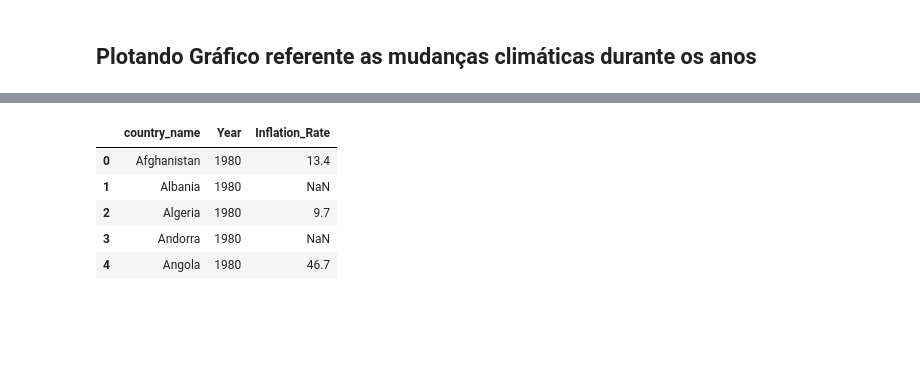
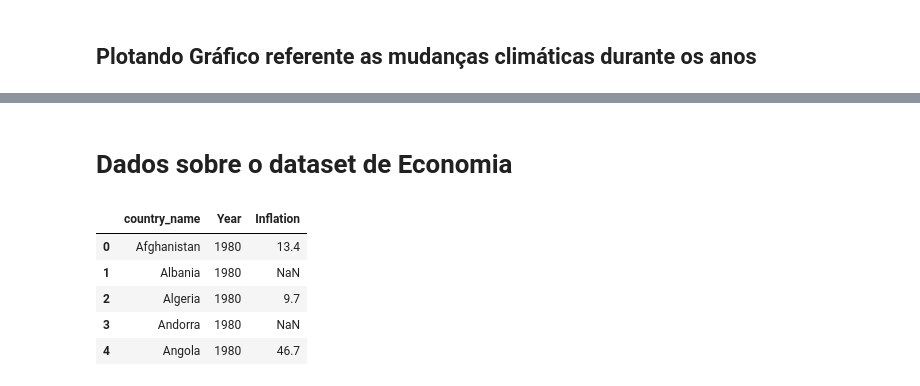
Before and after one commit to luanfelixcoding/climate-change-impact-economy, a Jupyter notebook: climate_change_impact_economy.ipynb, the cells around one changed output, grey strips where cells are left out. Cells and saved outputs as stored; diff of their text form; code cells hidden in the pictures; blank space fills up the shorter version.

```diff
--- a/climate_change_impact_economy.ipynb
+++ b/climate_change_impact_economy.ipynb
@@ -148,18 +152,19 @@ fig_countries.update_traces(line=dict(width=2))
 fig_countries.show()
 # %% [output]
 [interactive output not drawn]
+# %% [markdown]
+# Dados sobre o dataset de Economia
 # %%
 df_economy_melted = df_economy.melt(
     id_vars=['country_name'],
     value_vars=[str(col) for col in range(1980, 2025)],
     var_name='Year',
-    value_name='Inflation_Rate'
+    value_name='Inflation'
 )
-
 df_economy_melted['Year'] = df_economy_melted['Year'].astype(int)
 df_economy_melted.head()
 # %% [output]
-|  | country_name | Year | Inflation_Rate |
+|  | country_name | Year | Inflation |
 | 0 | Afghanistan | 1980 | 13.4 |
 | 1 | Albania | 1980 | NaN |
 | 2 | Algeria | 1980 | 9.7 |
```
Also changed, not shown: parts of 15 cells of this notebook.
